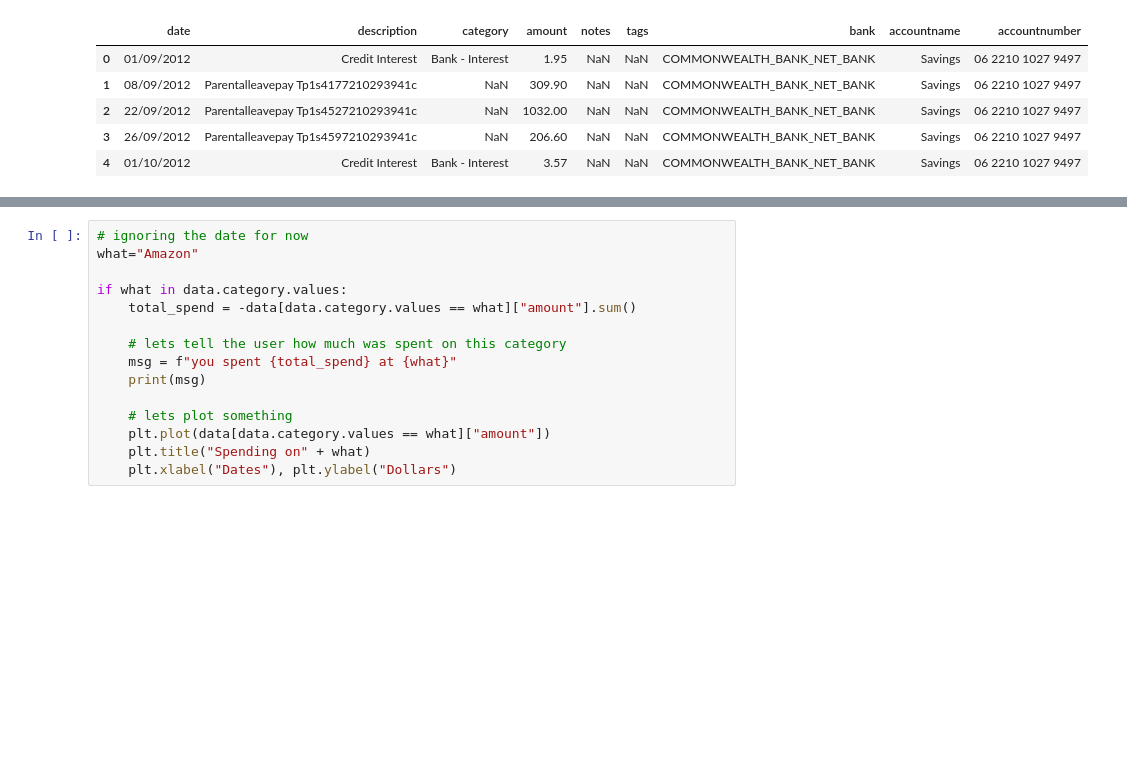
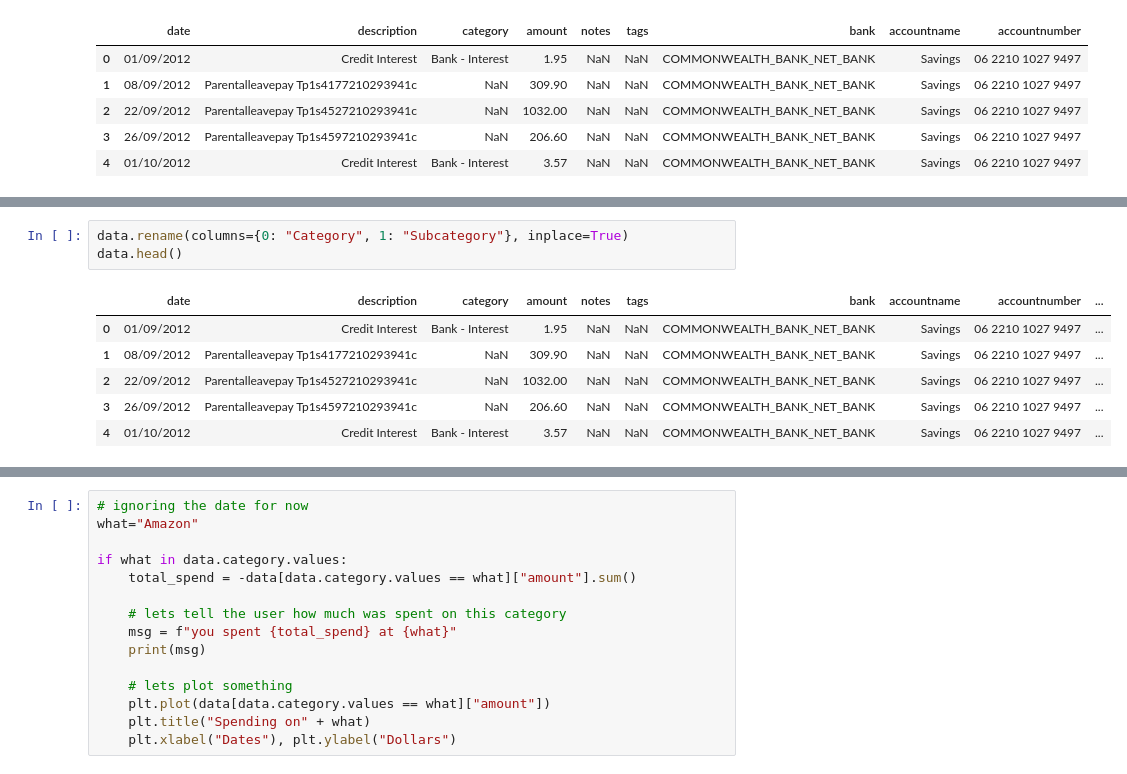
Before and after one commit to khalido/money_bot, a Jupyter notebook: parsing_csv.ipynb, the cells around one changed output, grey strips where cells are left out. Drawn from its saved outputs; the diff is of its cells as text; blank space fills up the shorter version.

```diff
--- a/parsing_csv.ipynb
+++ b/parsing_csv.ipynb
@@ -20,0 +49,10 @@ data.head()
+# %%
+data.rename(columns={0: "Category", 1: "Subcategory"}, inplace=True)
+data.head()
+# %% [output]
+|  | date | description | category | amount | notes | tags | bank | accountname | accountnumber | ... |
+| 0 | 01/09/2012 | Credit Interest | Bank - Interest | 1.95 | NaN | NaN | COMMONWEALTH_BANK_NET_BANK | Savings | 06 2210 1027 9497 | ... |
+| 1 | 08/09/2012 | Parentalleavepay Tp1s4177210293941c | NaN | 309.90 | NaN | NaN | COMMONWEALTH_BANK_NET_BANK | Savings | 06 2210 1027 9497 | ... |
+| 2 | 22/09/2012 | Parentalleavepay Tp1s4527210293941c | NaN | 1032.00 | NaN | NaN | COMMONWEALTH_BANK_NET_BANK | Savings | 06 2210 1027 9497 | ... |
+| 3 | 26/09/2012 | Parentalleavepay Tp1s4597210293941c | NaN | 206.60 | NaN | NaN | COMMONWEALTH_BANK_NET_BANK | Savings | 06 2210 1027 9497 | ... |
+| 4 | 01/10/2012 | Credit Interest | Bank - Interest | 3.57 | NaN | NaN | COMMONWEALTH_BANK_NET_BANK | Savings | 06 2210 1027 9497 | ... |
```
Also changed, not shown: parts of 10 cells of this notebook.
